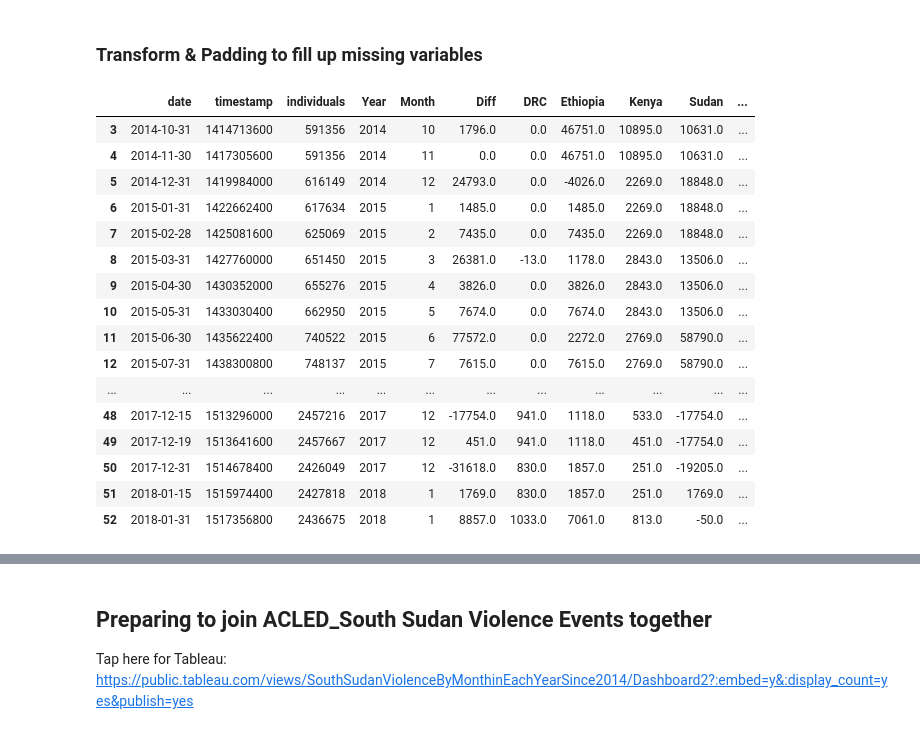
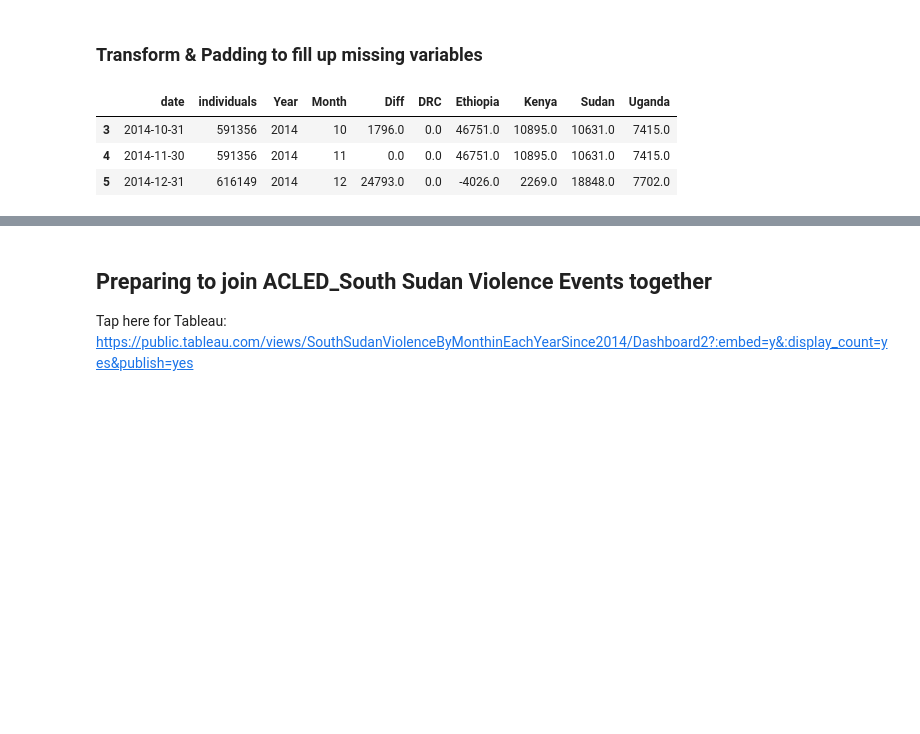
Before and after one commit to hbshih/Data-Science-17-18-Project, a Jupyter notebook: Refugees_To.From_[Country]_Explained.ipynb, the cells around one changed output, grey strips where cells are left out. Cells and saved outputs as stored; diff of their text form; code cells hidden in the pictures; blank space fills up the shorter version.

```diff
--- a/Refugees_To.From_[Country]_Explained.ipynb
+++ b/Refugees_To.From_[Country]_Explained.ipynb
@@ -333,24 +333,11 @@ df_to = df_to.pivot_table('period_change',['date','timestamp','Year','Month','Da
 # %%
 refugees_movement_records = df_from.merge(df_to, on = ['timestamp'],how='inner')
 refugees_movement_records.sort_values(by = ['timestamp'])
-refugees_movement_records = refugees_movement_records.drop(columns={'Unnamed: 0','Day'})
+refugees_movement_records = refugees_movement_records.drop(columns={'Unnamed: 0','Day','timestamp'})
 refugees_movement_records = refugees_movement_records.dropna()
-refugees_movement_records.head(50)
+refugees_movement_records.head(3)
 # %% [output]
-|  | date | timestamp | individuals | Year | Month | Diff | DRC | Ethiopia | Kenya | Sudan | ... |
-| 3 | 2014-10-31 | 1414713600 | 591356 | 2014 | 10 | 1796.0 | 0.0 | 46751.0 | 10895.0 | 10631.0 | ... |
-| 4 | 2014-11-30 | 1417305600 | 591356 | 2014 | 11 | 0.0 | 0.0 | 46751.0 | 10895.0 | 10631.0 | ... |
-| 5 | 2014-12-31 | 1419984000 | 616149 | 2014 | 12 | 24793.0 | 0.0 | -4026.0 | 2269.0 | 18848.0 | ... |
-| 6 | 2015-01-31 | 1422662400 | 617634 | 2015 | 1 | 1485.0 | 0.0 | 1485.0 | 2269.0 | 18848.0 | ... |
-| 7 | 2015-02-28 | 1425081600 | 625069 | 2015 | 2 | 7435.0 | 0.0 | 7435.0 | 2269.0 | 18848.0 | ... |
-| 8 | 2015-03-31 | 1427760000 | 651450 | 2015 | 3 | 26381.0 | -13.0 | 1178.0 | 2843.0 | 13506.0 | ... |
-| 9 | 2015-04-30 | 1430352000 | 655276 | 2015 | 4 | 3826.0 | 0.0 | 3826.0 | 2843.0 | 13506.0 | ... |
-| 10 | 2015-05-31 | 1433030400 | 662950 | 2015 | 5 | 7674.0 | 0.0 | 7674.0 | 2843.0 | 13506.0 | ... |
-| 11 | 2015-06-30 | 1435622400 | 740522 | 2015 | 6 | 77572.0 | 0.0 | 2272.0 | 2769.0 | 58790.0 | ... |
-| 12 | 2015-07-31 | 1438300800 | 748137 | 2015 | 7 | 7615.0 | 0.0 | 7615.0 | 2769.0 | 58790.0 | ... |
-| ... | ... | ... | ... | ... | ... | ... | ... | ... | ... | ... | ... |
-| 48 | 2017-12-15 | 1513296000 | 2457216 | 2017 | 12 | -17754.0 | 941.0 | 1118.0 | 533.0 | -17754.0 | ... |
-| 49 | 2017-12-19 | 1513641600 | 2457667 | 2017 | 12 | 451.0 | 941.0 | 1118.0 | 451.0 | -17754.0 | ... |
-| 50 | 2017-12-31 | 1514678400 | 2426049 | 2017 | 12 | -31618.0 | 830.0 | 1857.0 | 251.0 | -19205.0 | ... |
-| 51 | 2018-01-15 | 1515974400 | 2427818 | 2018 | 1 | 1769.0 | 830.0 | 1857.0 | 251.0 | 1769.0 | ... |
-| 52 | 2018-01-31 | 1517356800 | 2436675 | 2018 | 1 | 8857.0 | 1033.0 | 7061.0 | 813.0 | -50.0 | ... |
+|  | date | individuals | Year | Month | Diff | DRC | Ethiopia | Kenya | Sudan | Uganda |
+| 3 | 2014-10-31 | 591356 | 2014 | 10 | 1796.0 | 0.0 | 46751.0 | 10895.0 | 10631.0 | 7415.0 |
+| 4 | 2014-11-30 | 591356 | 2014 | 11 | 0.0 | 0.0 | 46751.0 | 10895.0 | 10631.0 | 7415.0 |
+| 5 | 2014-12-31 | 616149 | 2014 | 12 | 24793.0 | 0.0 | -4026.0 | 2269.0 | 18848.0 | 7702.0 |
```
Also changed, not shown: parts of 36 cells of this notebook, 8 other files.
